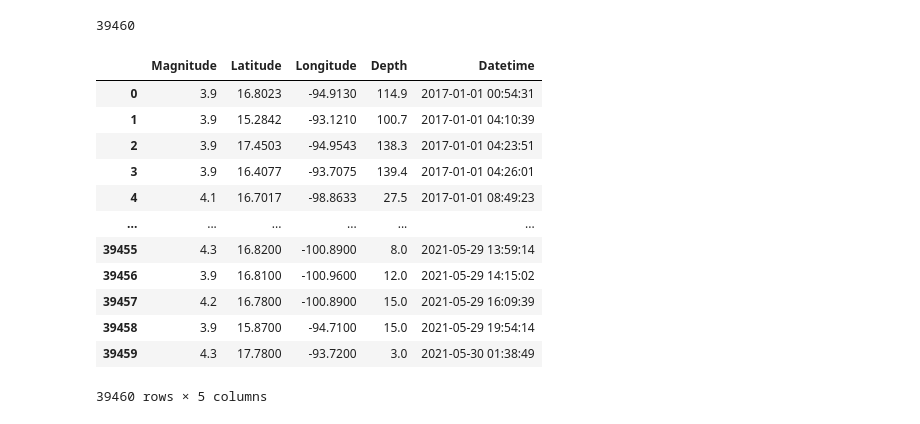
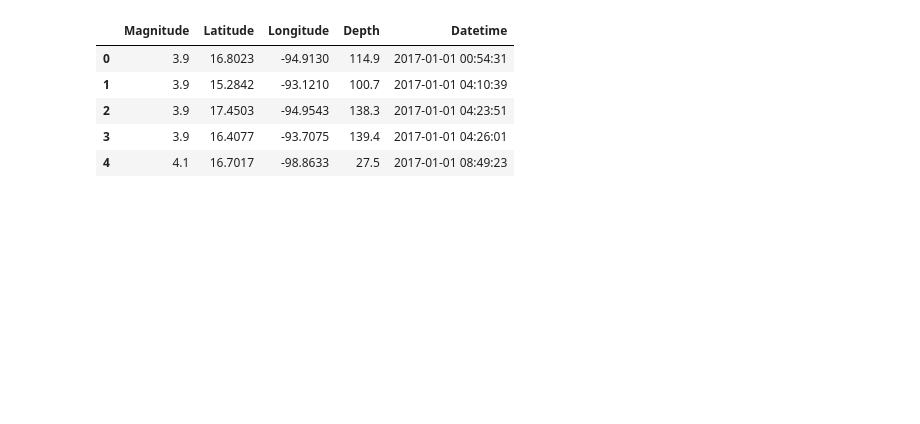
Before and after one commit to juadolfob/SeismicPrediction, a Jupyter notebook: notebooks/testing/Untitled.ipynb, the cells around one changed output. Cells and saved outputs as stored; diff of their text form; code cells hidden in the pictures; blank space fills up the shorter version.

```diff
--- a/notebooks/testing/Untitled.ipynb
+++ b/notebooks/testing/Untitled.ipynb
@@ -17,22 +15,12 @@ df = df.reset_index(drop=True)
 # %%
 len(df.index)
+df.head()
 # %% [output]
-39460
+|  | Magnitude | Latitude | Longitude | Depth | Datetime |
+| 0 | 3.9 | 16.8023 | -94.9130 | 114.9 | 2017-01-01 00:54:31 |
+| 1 | 3.9 | 15.2842 | -93.1210 | 100.7 | 2017-01-01 04:10:39 |
+| 2 | 3.9 | 17.4503 | -94.9543 | 138.3 | 2017-01-01 04:23:51 |
+| 3 | 3.9 | 16.4077 | -93.7075 | 139.4 | 2017-01-01 04:26:01 |
+| 4 | 4.1 | 16.7017 | -98.8633 | 27.5 | 2017-01-01 08:49:23 |
-# %%
-df
-# %% [output]
-|  | Magnitude | Latitude | Longitude | Depth | Datetime |
-| 0 | 3.9 | 16.8023 | -94.9130 | 114.9 | 2017-01-01 00:54:31 |
-| 1 | 3.9 | 15.2842 | -93.1210 | 100.7 | 2017-01-01 04:10:39 |
-| 2 | 3.9 | 17.4503 | -94.9543 | 138.3 | 2017-01-01 04:23:51 |
-| 3 | 3.9 | 16.4077 | -93.7075 | 139.4 | 2017-01-01 04:26:01 |
-| 4 | 4.1 | 16.7017 | -98.8633 | 27.5 | 2017-01-01 08:49:23 |
-| ... | ... | ... | ... | ... | ... |
-| 39455 | 4.3 | 16.8200 | -100.8900 | 8.0 | 2021-05-29 13:59:14 |
-| 39456 | 3.9 | 16.8100 | -100.9600 | 12.0 | 2021-05-29 14:15:02 |
-| 39457 | 4.2 | 16.7800 | -100.8900 | 15.0 | 2021-05-29 16:09:39 |
-| 39458 | 3.9 | 15.8700 | -94.7100 | 15.0 | 2021-05-29 19:54:14 |
-| 39459 | 4.3 | 17.7800 | -93.7200 | 3.0 | 2021-05-30 01:38:49 |
-39460 rows × 5 columns
 # %%
 df_model = CalculateFeatures(df, 50, trimFeatures=False)
```
Also changed, not shown: parts of 8 cells of this notebook, 1 other file.
